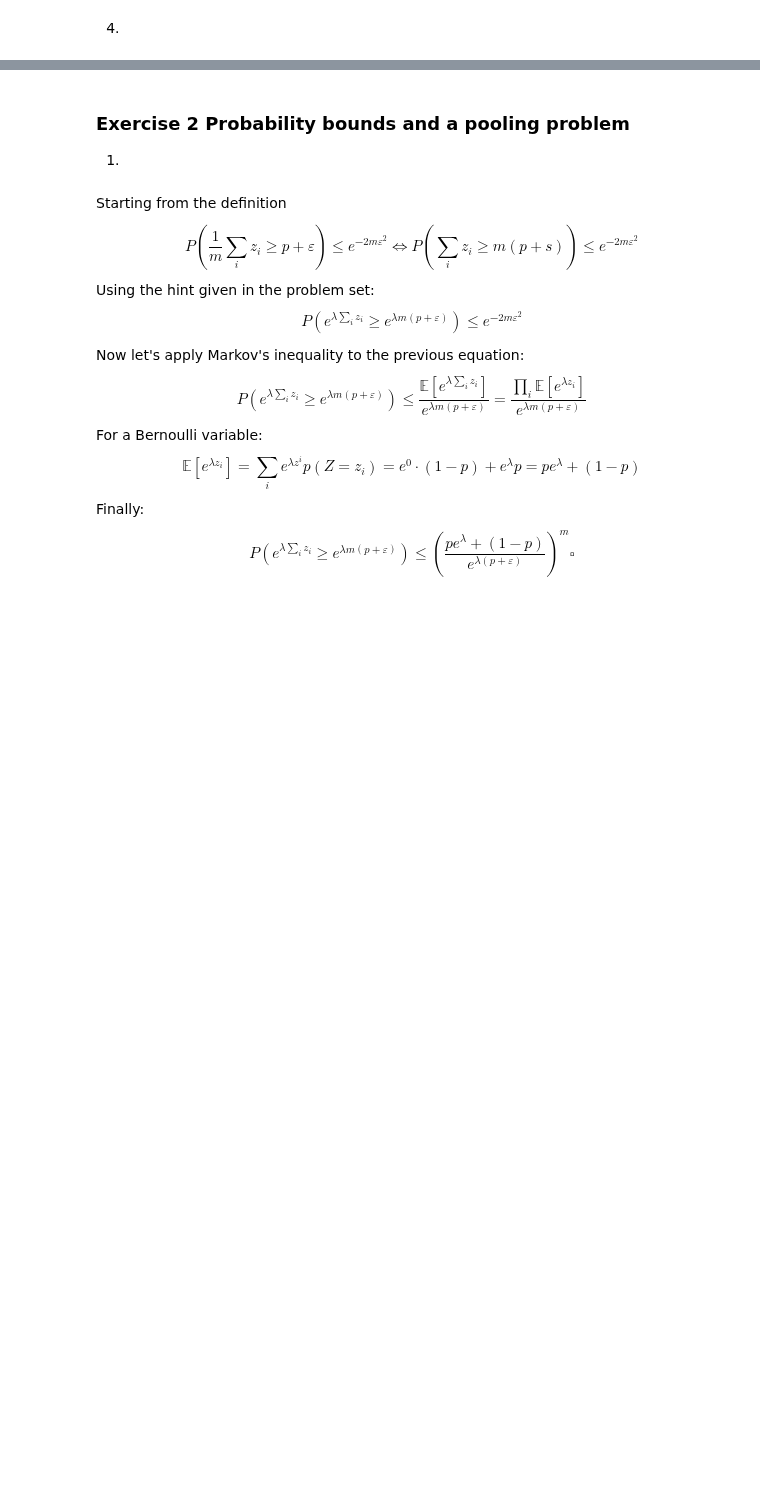
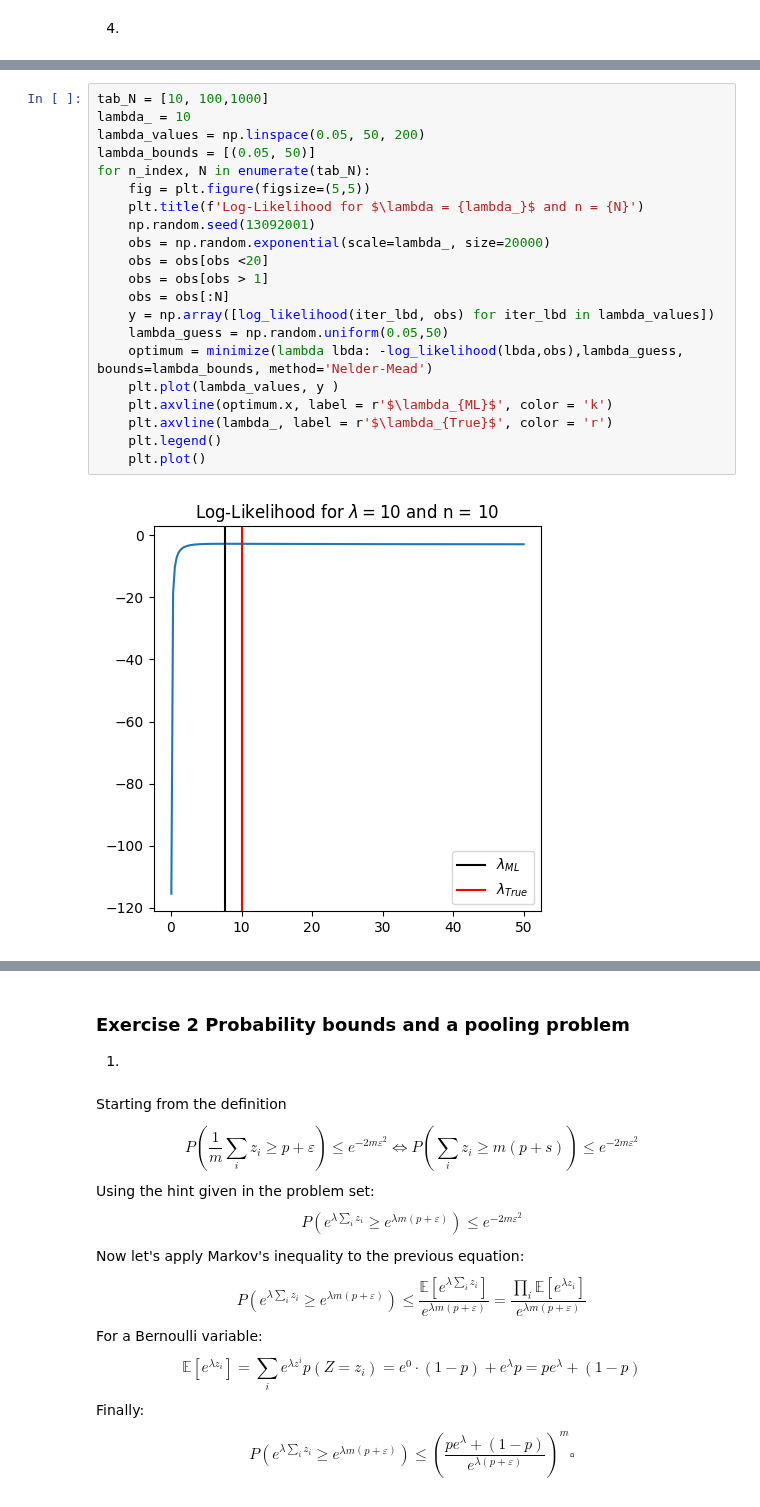
Before and after one commit to roduit/FundamentalLearningEPFL, a Jupyter notebook: Homeworks/HW1/FoiL_HW1.ipynb, the cells around one changed output, grey strips where cells are left out. Cells and saved outputs as stored; diff of their text form; blank space fills up the shorter version.

```diff
--- a/Homeworks/HW1/FoiL_HW1.ipynb
+++ b/Homeworks/HW1/FoiL_HW1.ipynb
@@ -121,0 +133,23 @@ plt.tight_layout();
+# %%
+tab_N = [10, 100,1000]
+lambda_ = 10
+lambda_values = np.linspace(0.05, 50, 200)
+lambda_bounds = [(0.05, 50)]
+for n_index, N in enumerate(tab_N):
+    fig = plt.figure(figsize=(5,5))
+    plt.title(f'Log-Likelihood for $\lambda = {lambda_}$ and n = {N}')
+    np.random.seed(13092001)
+    obs = np.random.exponential(scale=lambda_, size=20000)
+    obs = obs[obs <20]
+    obs = obs[obs > 1]
+    obs = obs[:N]
+    y = np.array([log_likelihood(iter_lbd, obs) for iter_lbd in lambda_values])
+    lambda_guess = np.random.uniform(0.05,50)
+    optimum = minimize(lambda lbda: -log_likelihood(lbda,obs),lambda_guess, bounds=lambda_bounds, method='Nelder-Mead')
+    plt.plot(lambda_values, y )
+    plt.axvline(optimum.x, label = r'$\lambda_{ML}$', color = 'k')
+    plt.axvline(lambda_, label = r'$\lambda_{True}$', color = 'r')
+    plt.legend()
+    plt.plot()
+# %% [output]
+[figure, added]
```
Also changed, not shown: parts of 13 cells of this notebook.
